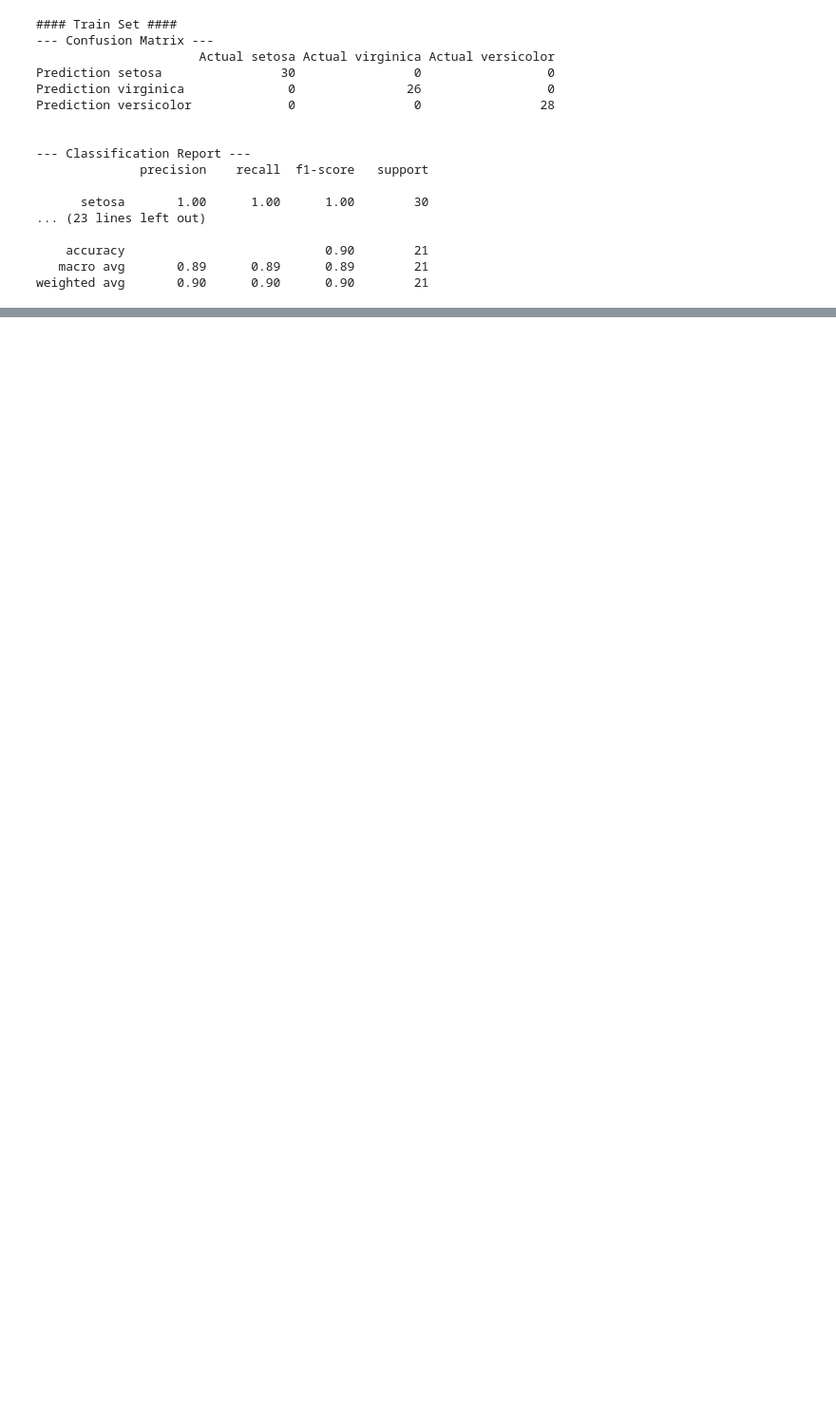
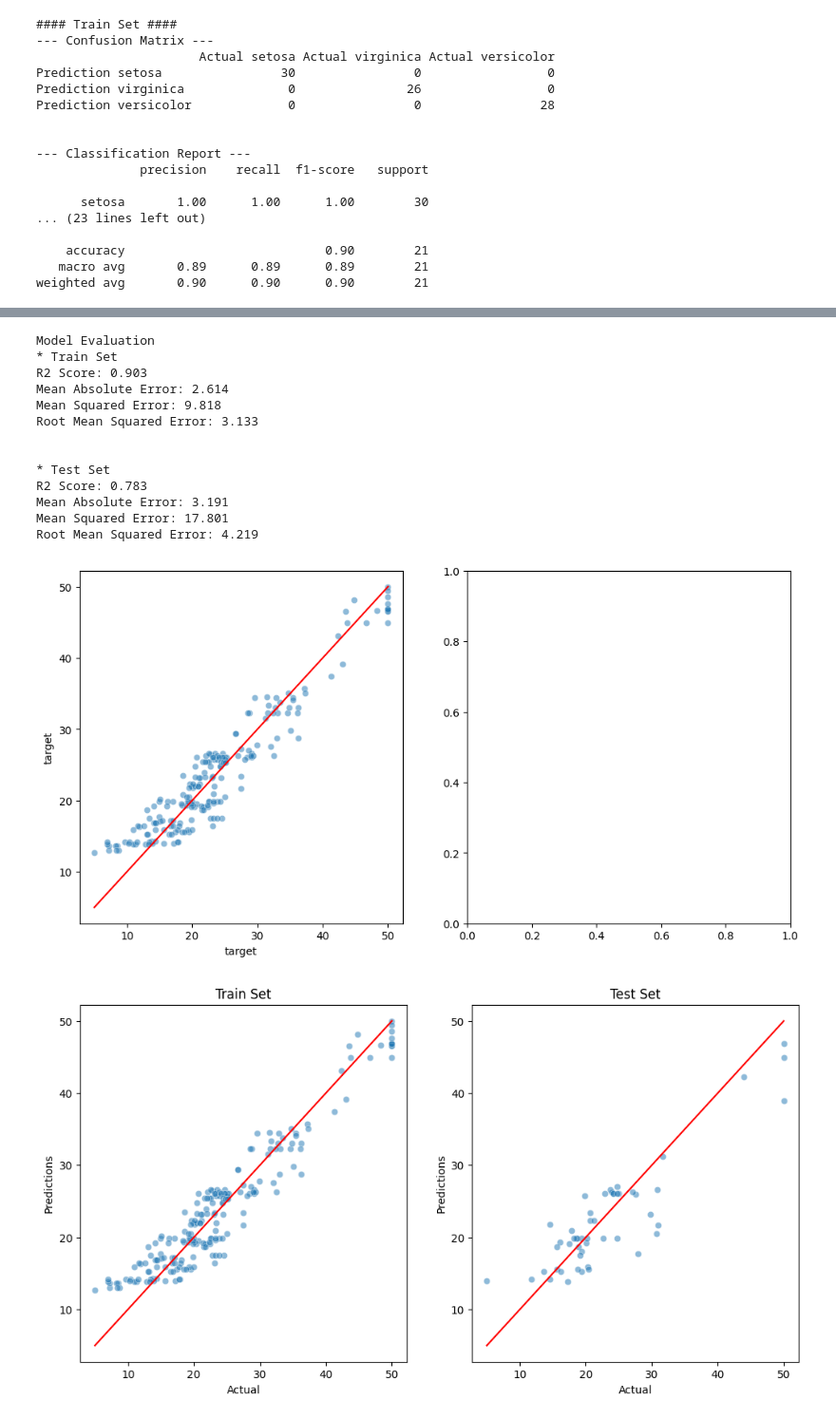
Before and after one commit to Danpr1984/Calculator-, a Jupyter notebook: scikit-learn.ipynb, the cells around one changed output, grey strips where cells are left out. Shown at 95% size. Cells and saved outputs as stored; diff of their text form; code cells hidden in the pictures; blank space fills up the shorter version.

```diff
--- a/scikit-learn.ipynb
+++ b/scikit-learn.ipynb
@@ -923,0 +991,19 @@ weighted avg       0.90      0.90      0.90        21
+# %%
+regression_performance(X_train, y_train, X_test, y_test, pipeline)
+regression_evaluation_plots(X_train, y_train, X_test, y_test, pipeline, alpha_scatter=0.5)
+# %% [output]
+Model Evaluation
+* Train Set
+R2 Score: 0.903
+Mean Absolute Error: 2.614
+Mean Squared Error: 9.818
+Root Mean Squared Error: 3.133
+
+
+* Test Set
+R2 Score: 0.783
+Mean Absolute Error: 3.191
+Mean Squared Error: 17.801
+Root Mean Squared Error: 4.219
+[figure, added]
+[figure, added]
```
Also changed, not shown: parts of 8 cells of this notebook.
